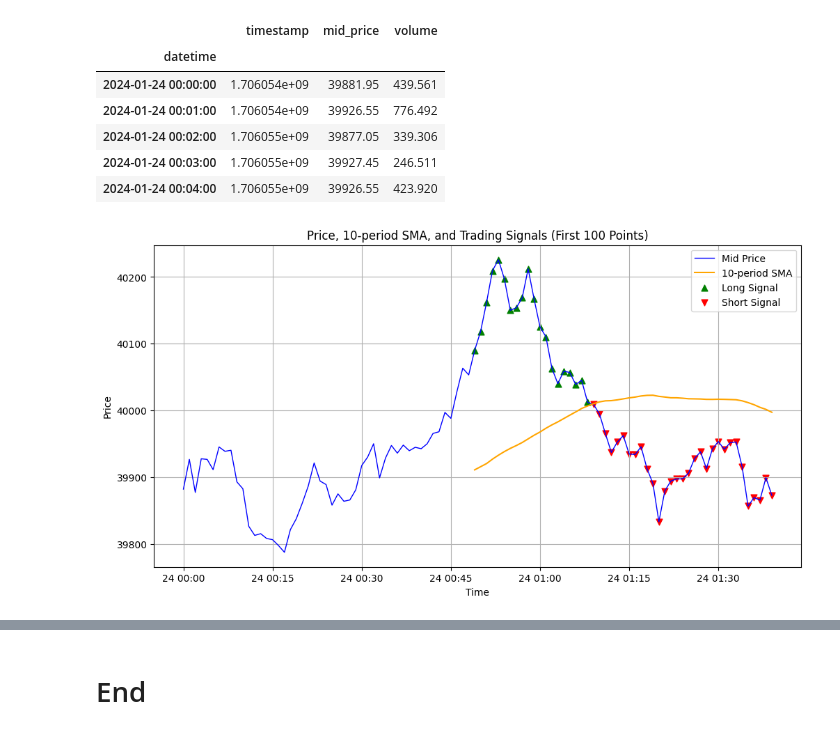
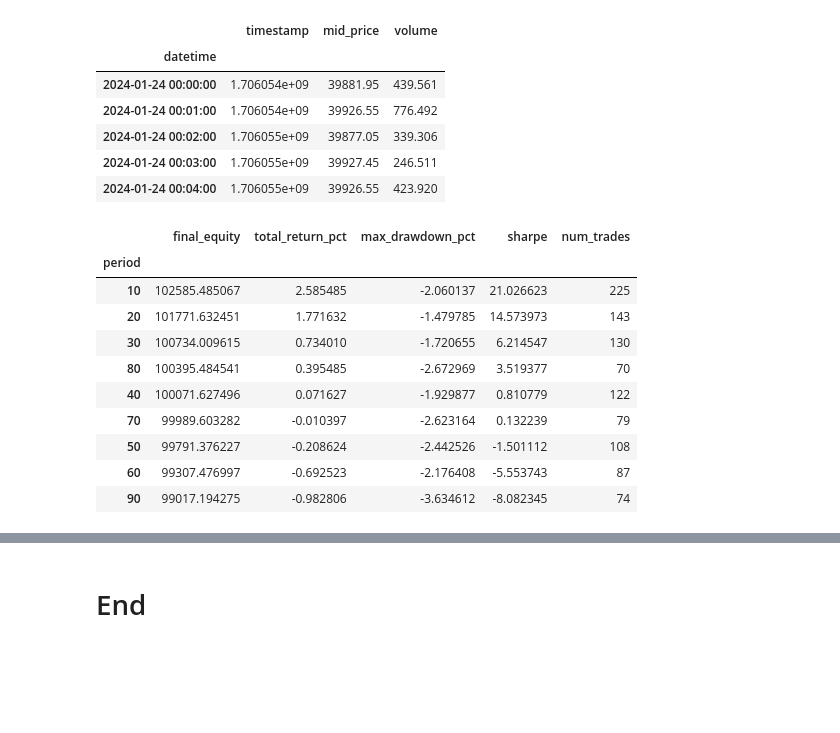
Before and after one commit to KBaja/Quant_research_task, a Jupyter notebook: task.ipynb, the cells around one changed output, grey strips where cells are left out. Drawn from its saved outputs; the diff is of its cells as text; code cells hidden in the pictures; blank space fills up the shorter version.

```diff
--- a/task.ipynb
+++ b/task.ipynb
@@ -173,25 +175,0 @@ df = compute_sma_signal(df, window=50)
-# %%
-# --- Plot: Price, SMA, and Trading Signals (first 100 points) ---
-
-subset = df.iloc[:100]
-
-plt.figure(figsize=(12, 6))
-
-plt.plot(subset.index, subset["mid_price"], label="Mid Price", color="blue", linewidth=1)
-plt.plot(subset.index, subset["sma"], label="10-period SMA", color="orange", linewidth=1.5)
-
-# Mark long and short signals
-long_signals = subset[subset["signal"] == 1]
-short_signals = subset[subset["signal"] == -1]
-
-plt.scatter(long_signals.index, long_signals["mid_price"], label="Long Signal", color="green", marker="^", s=40)
-plt.scatter(short_signals.index, short_signals["mid_price"], label="Short Signal", color="red", marker="v", s=40)
-
-plt.title("Price, 10-period SMA, and Trading Signals (First 100 Points)")
-plt.xlabel("Time")
-plt.ylabel("Price")
-plt.legend()
-plt.grid(True)
-plt.show()
-# %% [output]
-[figure, removed]
@@ -197,0 +255,14 @@ plt.show()
+# %%
+metrics_df
+# %% [output]
+|  | final_equity | total_return_pct | max_drawdown_pct | sharpe | num_trades |
+| period |  |  |  |  |  |
+| 10 | 102585.485067 | 2.585485 | -2.060137 | 21.026623 | 225 |
+| 20 | 101771.632451 | 1.771632 | -1.479785 | 14.573973 | 143 |
+| 30 | 100734.009615 | 0.734010 | -1.720655 | 6.214547 | 130 |
+| 80 | 100395.484541 | 0.395485 | -2.672969 | 3.519377 | 70 |
+| 40 | 100071.627496 | 0.071627 | -1.929877 | 0.810779 | 122 |
+| 70 | 99989.603282 | -0.010397 | -2.623164 | 0.132239 | 79 |
+| 50 | 99791.376227 | -0.208624 | -2.442526 | -1.501112 | 108 |
+| 60 | 99307.476997 | -0.692523 | -2.176408 | -5.553743 | 87 |
+| 90 | 99017.194275 | -0.982806 | -3.634612 | -8.082345 | 74 |
```
Also changed, not shown: parts of 20 cells of this notebook, 2 other files.
